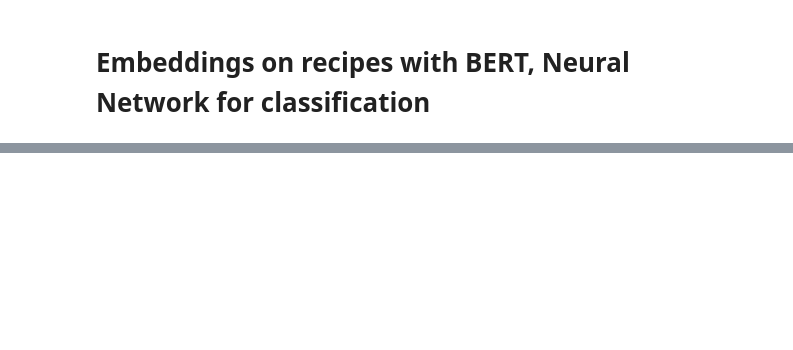
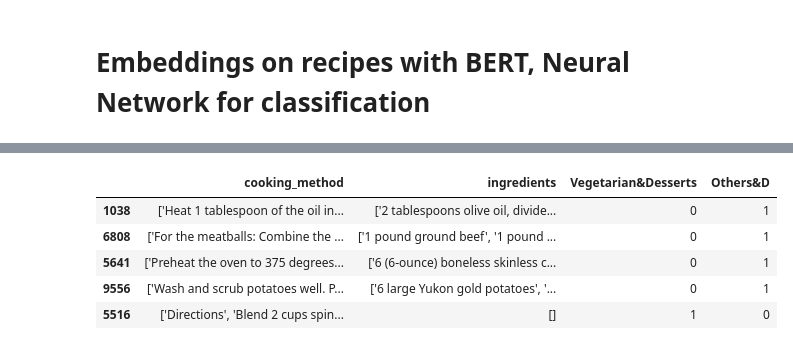
Before and after one commit to lavo2/HLT-Project, a Jupyter notebook: prova_nn.ipynb, the cells around one changed output, grey strips where cells are left out. Drawn from its saved outputs; the diff is of its cells as text; code cells hidden in the pictures; blank space fills up the shorter version.

```diff
--- a/prova_nn.ipynb
+++ b/prova_nn.ipynb
@@ -52,0 +46,15 @@ for i, recipe in enumerate(recipes):
+# %%
+# take 1000 samples keeping same distribution of feature 'Vegetarian&Desserts'
+df_v = df[df['Vegetarian&Desserts'] == 1].sample(n=333)
+df_nv = df[df['Others&D'] == 1].sample(n=667)
+df = pd.concat([df_v, df_nv])
+df = df.sample(frac=1)
+
+df.head()
+# %% [output]
+|  | cooking_method | ingredients | Vegetarian&Desserts | Others&D |
+| 1038 | ['Heat 1 tablespoon of the oil in... | ['2 tablespoons olive oil, divide... | 0 | 1 |
+| 6808 | ['For the meatballs: Combine the ... | ['1 pound ground beef', '1 pound ... | 0 | 1 |
+| 5641 | ['Preheat the oven to 375 degrees... | ['6 (6-ounce) boneless skinless c... | 0 | 1 |
+| 9556 | ['Wash and scrub potatoes well. P... | ['6 large Yukon gold potatoes', '... | 0 | 1 |
+| 5516 | ['Directions', 'Blend 2 cups spin... | [] | 1 | 0 |
```
Also changed, not shown: parts of 20 cells of this notebook, 1 other file.
